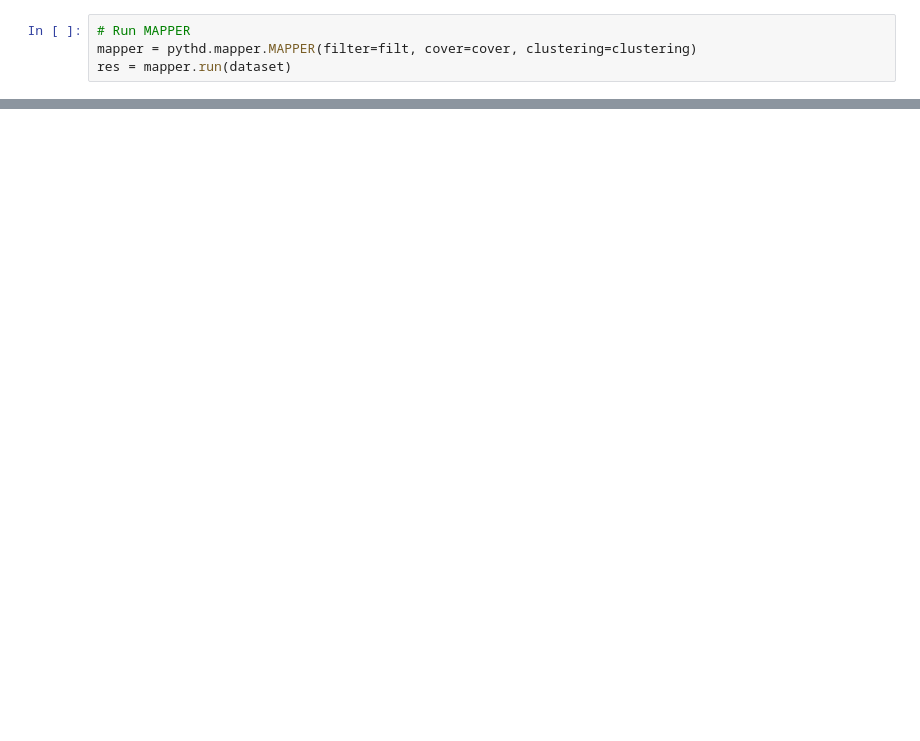
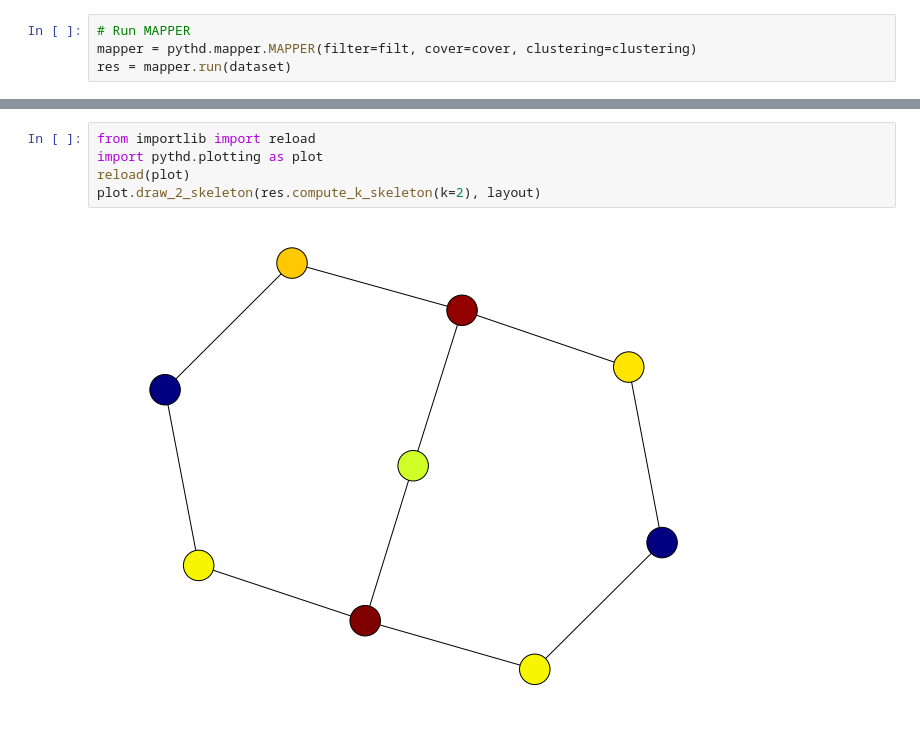
Before and after one commit to wsu-wacs/pythd, a Jupyter notebook: notebooks/MAPPER Test.ipynb, the cells around one changed output, grey strips where cells are left out. Saved outputs shown, nothing was run; the diff lists cells and outputs as text; blank space fills up the shorter version.

```diff
--- a/notebooks/MAPPER Test.ipynb
+++ b/notebooks/MAPPER Test.ipynb
@@ -60,0 +54,7 @@ nx.draw(g)
+# %%
+from importlib import reload
+import pythd.plotting as plot
+reload(plot)
+plot.draw_2_skeleton(res.compute_k_skeleton(k=2), layout)
+# %% [output]
+[figure, added]
```
Also changed, not shown: parts of 7 cells of this notebook, 2 other files.
